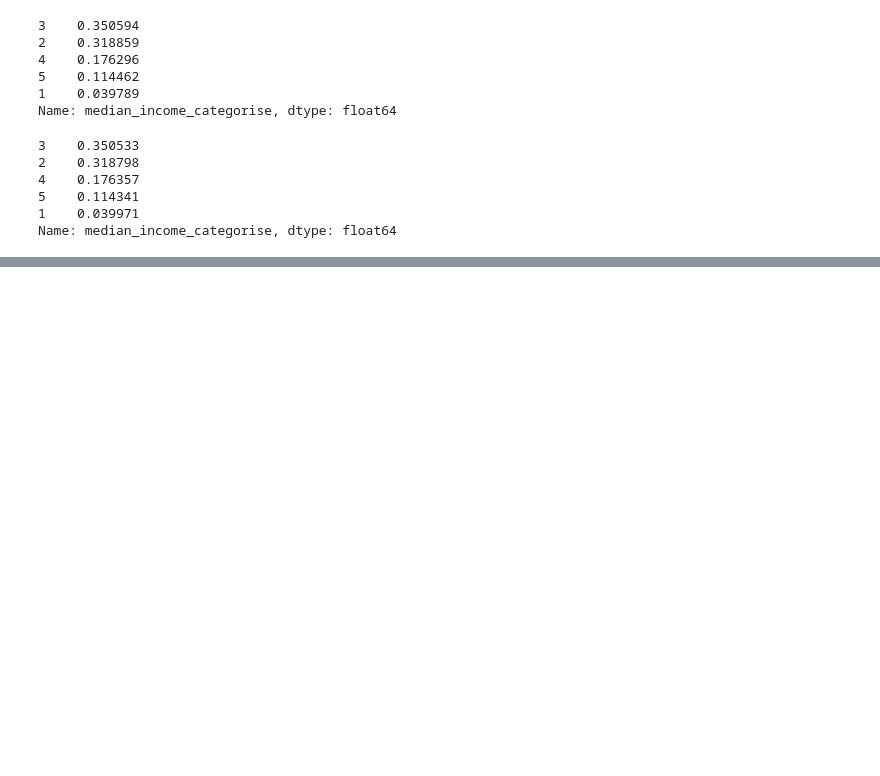
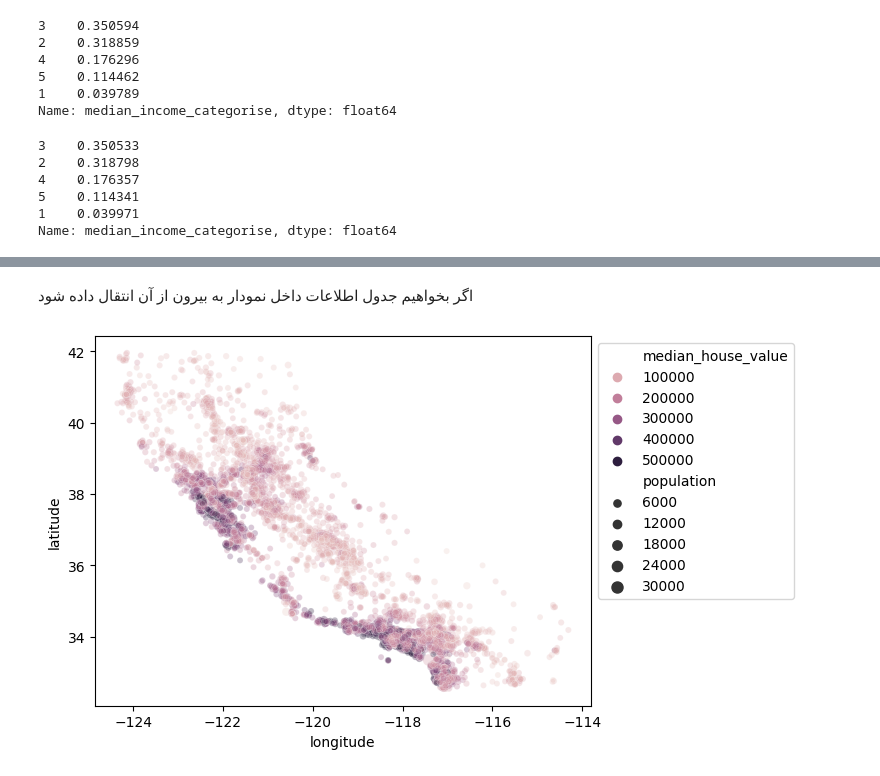
Before and after one commit to zeynabhabibitabar/zeynabhabibitabar, a Jupyter notebook: visualize+_train_test_spilit_with_sklearn.ipynb, the cells around one changed output, grey strips where cells are left out. Saved outputs shown, nothing was run; the diff lists cells and outputs as text; code cells hidden in the pictures; blank space fills up the shorter version.

```diff
--- a/visualize+_train_test_spilit_with_sklearn.ipynb
+++ b/visualize+_train_test_spilit_with_sklearn.ipynb
@@ -648,0 +712,12 @@ Name: median_income_categorise, dtype: float64
+# %% [markdown]
+اگر بخواهیم جدول اطلاعات داخل نمودار به بیرون از آن انتقال داده شود
+# %%
+ax = sns.scatterplot(data=train,
+                      x="longitude",
+                      y="latitude",
+                      size="population",
+                      alpha=0.3,
+                      hue="median_house_value")
+sns.move_legend(ax, "upper left", bbox_to_anchor=(1, 1))
+# %% [output]
+[figure, added]
```
Also changed, not shown: parts of 26 cells of this notebook.
